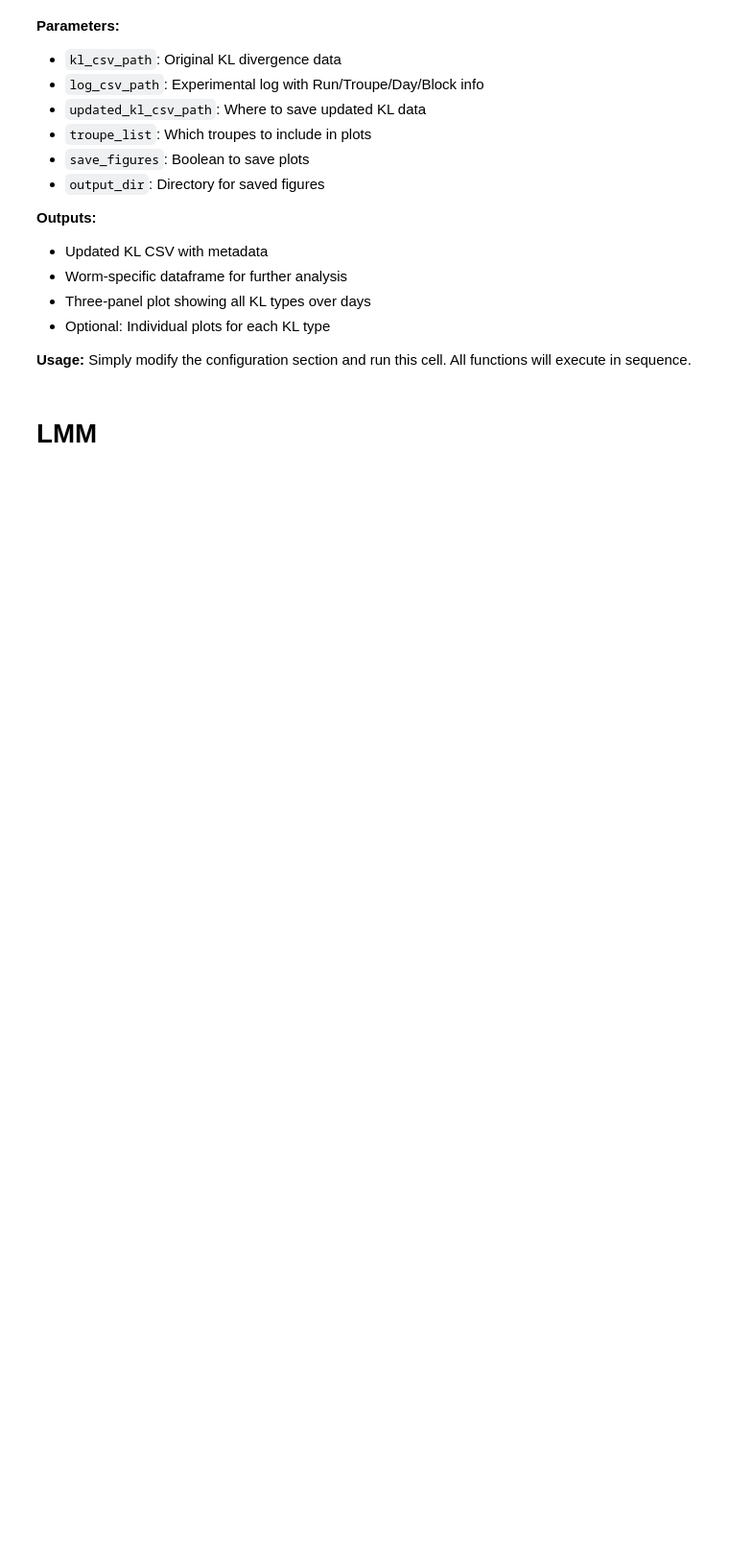
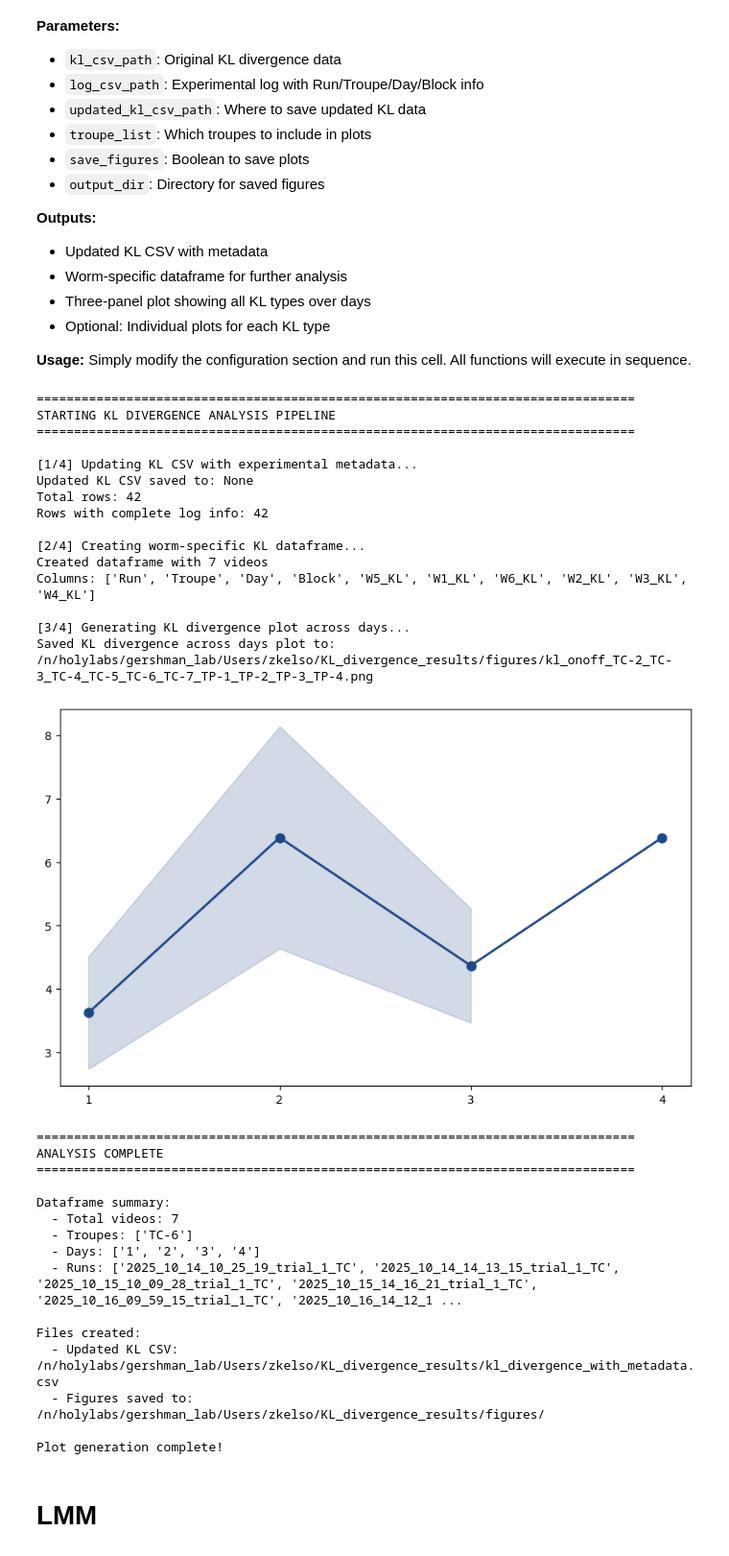
Before and after one commit to madeleinesnyder/PlanariaPipe, a Jupyter notebook: LF_6_Plots_and_Stats.ipynb, the cells around one changed output. Shown at 96% size. Cells and saved outputs as stored; diff of their text form; code cells hidden in the pictures; blank space fills up the shorter version.

```diff
--- a/LF_6_Plots_and_Stats.ipynb
+++ b/LF_6_Plots_and_Stats.ipynb
@@ -430,7 +428,7 @@ Simply modify the configuration section and run this cell. All functions will ex
 # ----------------------------------------------------------------------------
 
 # Input file paths
-kl_csv_path = '/n/holylabs/gershman_lab/Users/zkelso/KL_divergence_results/Tasmanian_Conditioning_KL_Results_COMPILED_2026_01_15_13_12_52.csv'
+kl_csv_path = '/n/holylabs/gershman_lab/Users/zkelso/KL_divergence_results/Tasmanian_Conditioning_KL_Results_COMPILED_2026_02_21_11_30_53.csv'
 log_csv_path = '/n/holylabs/gershman_lab/Users/zkelso/KL_divergence_results/utils/Planarian_Experiments_Log.csv'
 
 # Output paths
@@ -482,33 +480,65 @@ fig_onoff = plot_troupe_kl_over_days(
 # Optional: Save the figure
 save_figures = True
 if save_figures:
     os.makedirs(output_dir, exist_ok=True)
     filename = f"kl_onoff_{'_'.join(troupe_list)}.{figure_format}"
     filepath = os.path.join(output_dir, filename)
     fig_onoff.savefig(filepath, dpi=figure_dpi, bbox_inches='tight')
     print(f"Saved KL divergence across days plot to: {filepath}")
 
 plt.show()
 
 # ----------------------------------------------------------------------------
 # SUMMARY
 # ----------------------------------------------------------------------------
 
 print("\n" + "="*80)
 print("ANALYSIS COMPLETE")
 print("="*80)
 print(f"\nDataframe summary:")
 print(f"  - Total videos: {len(worm_kl_df)}")
 print(f"  - Troupes: {sorted(worm_kl_df['Troupe'].unique())}")
 print(f"  - Days: {sorted(worm_kl_df['Day'].unique())}")
 print(f"  - Runs: {sorted(worm_kl_df['Run'].unique())}")
 
 print(f"\nFiles created:")
 print(f"  - Updated KL CSV: {updated_kl_csv_path}")
 if save_figures:
     print(f"  - Figures saved to: {output_dir}")
 
 print("\nPlot generation complete!")
+# %% [output]
+================================================================================
+STARTING KL DIVERGENCE ANALYSIS PIPELINE
+================================================================================
+
+[1/4] Updating KL CSV with experimental metadata...
+Updated KL CSV saved to: None
+Total rows: 42
+Rows with complete log info: 42
+
+[2/4] Creating worm-specific KL dataframe...
+Created dataframe with 7 videos
+Columns: ['Run', 'Troupe', 'Day', 'Block', 'W5_KL', 'W1_KL', 'W6_KL', 'W2_KL', 'W3_KL', 'W4_KL']
+
+[3/4] Generating KL divergence plot across days...
+Saved KL divergence across days plot to: /n/holylabs/gershman_lab/Users/zkelso/KL_divergence_results/figures/kl_onoff_TC-2_TC-3_TC-4_TC-5_TC-6_TC-7_TP-1_TP-2_TP-3_TP-4.png
+[figure, added]
+================================================================================
+ANALYSIS COMPLETE
+================================================================================
+
+Dataframe summary:
+  - Total videos: 7
+  - Troupes: ['TC-6']
+  - Days: ['1', '2', '3', '4']
+  - Runs: ['2025_10_14_10_25_19_trial_1_TC', '2025_10_14_14_13_15_trial_1_TC', '2025_10_15_10_09_28_trial_1_TC', '2025_10_15_14_16_21_trial_1_TC', '2025_10_16_09_59_15_trial_1_TC', '2025_10_16_14_12_1 ...
+
+Files created:
+  - Updated KL CSV: /n/holylabs/gershman_lab/Users/zkelso/KL_divergence_results/kl_divergence_with_metadata.csv
+  - Figures saved to: /n/holylabs/gershman_lab/Users/zkelso/KL_divergence_results/figures/
+
+Plot generation complete!
 # %% [markdown]
 # LMM
 # %%
```
Also changed, not shown: parts of 4 cells of this notebook, 17 other files.
